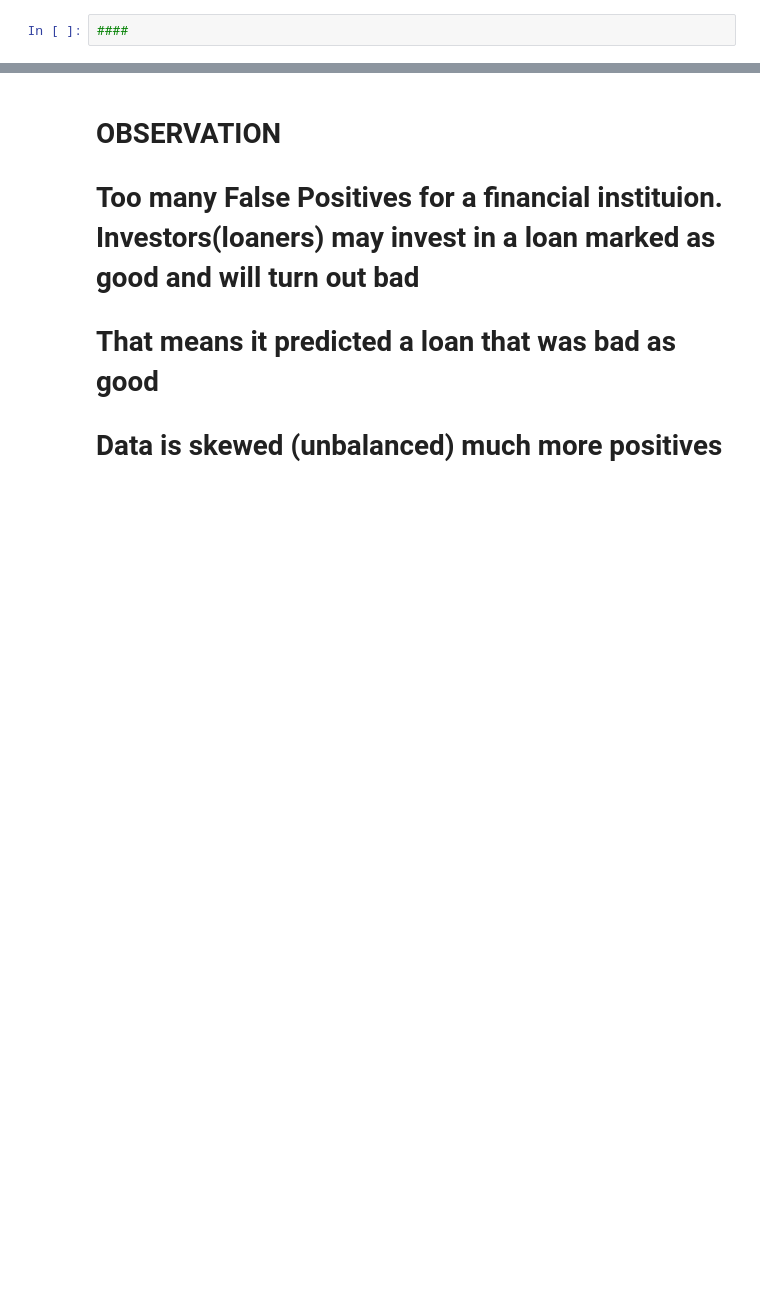
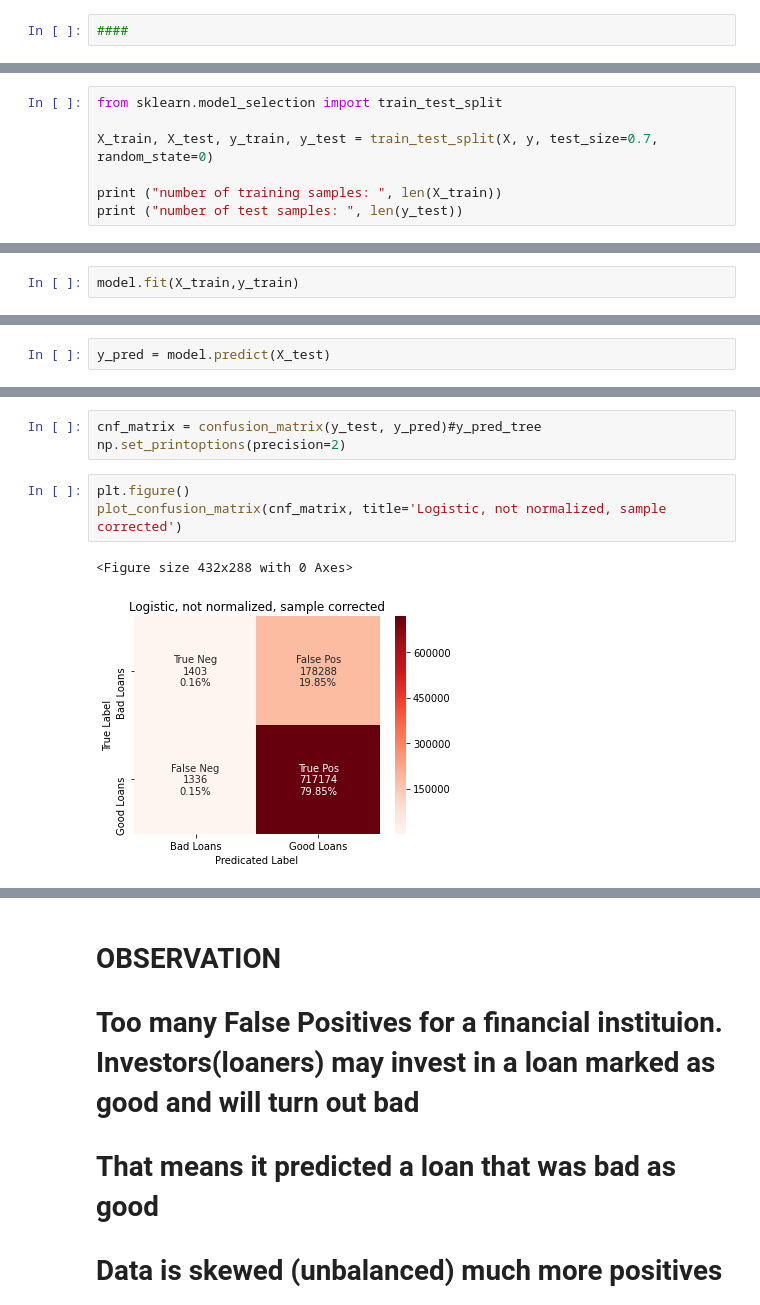
Before and after one commit to ppages01/FP_machinelearning, a Jupyter notebook: final.ipynb, the cells around one changed output, grey strips where cells are left out. Drawn from its saved outputs; the diff is of its cells as text; blank space fills up the shorter version.

```diff
--- a/final.ipynb
+++ b/final.ipynb
@@ -2093,0 +2150,7 @@ Specificity 0.69
+# %%
+from sklearn.model_selection import train_test_split
+
+X_train, X_test, y_train, y_test = train_test_split(X, y, test_size=0.7, random_state=0)
+
+print ("number of training samples: ", len(X_train))
+print ("number of test samples: ", len(y_test))
@@ -2093,0 +2160,2 @@ Specificity 0.69
+# %%
+model.fit(X_train,y_train)
@@ -2093,0 +2174,2 @@ Specificity 0.69
+# %%
+y_pred = model.predict(X_test)
@@ -2093,0 +2187,9 @@ Specificity 0.69
+# %%
+cnf_matrix = confusion_matrix(y_test, y_pred)#y_pred_tree
+np.set_printoptions(precision=2)
+# %%
+plt.figure()
+plot_confusion_matrix(cnf_matrix, title='Logistic, not normalized, sample corrected')
+# %% [output]
+<Figure size 432x288 with 0 Axes>
+[figure, added]
```
Also changed, not shown: parts of 13 cells of this notebook, 1 other file.
